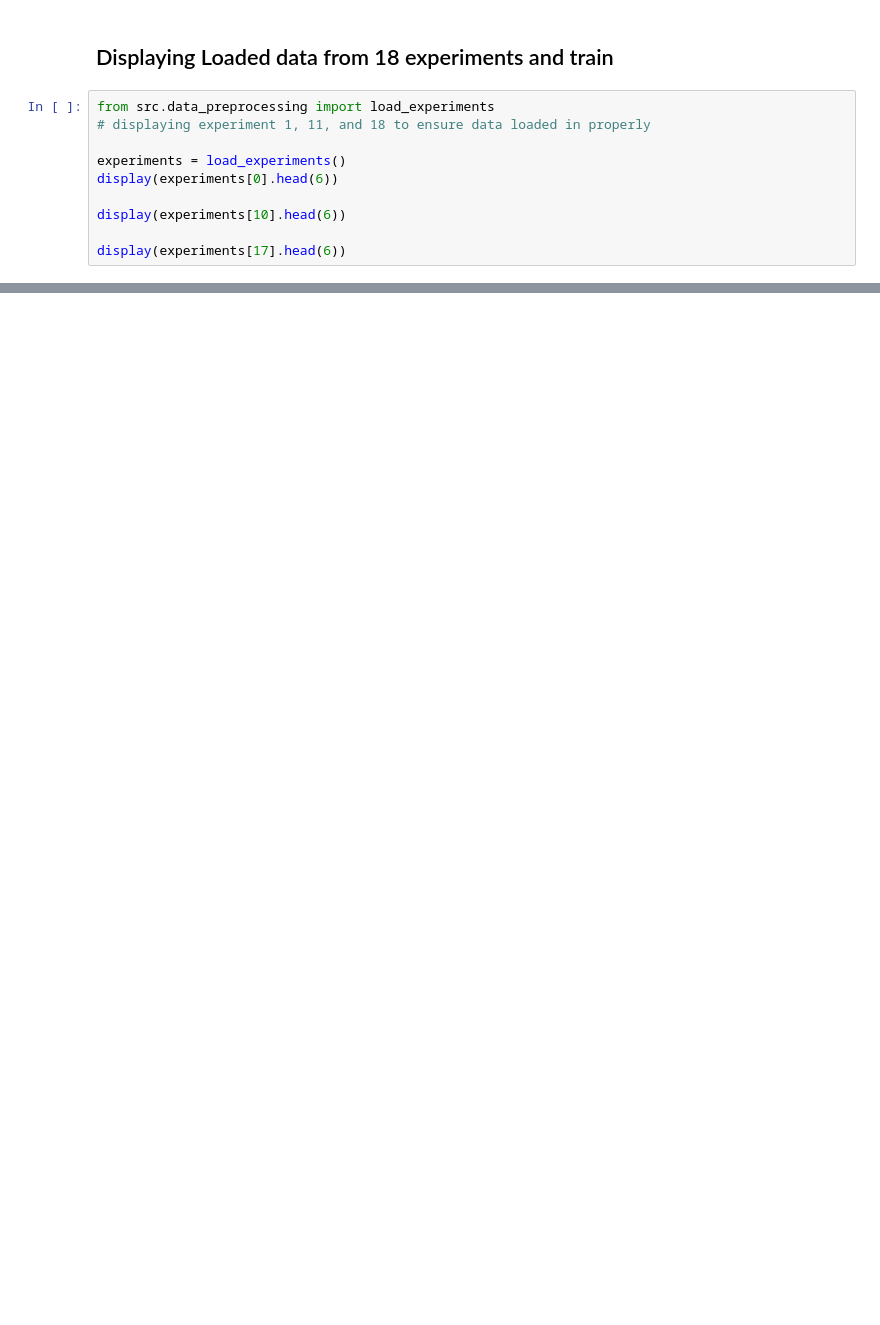
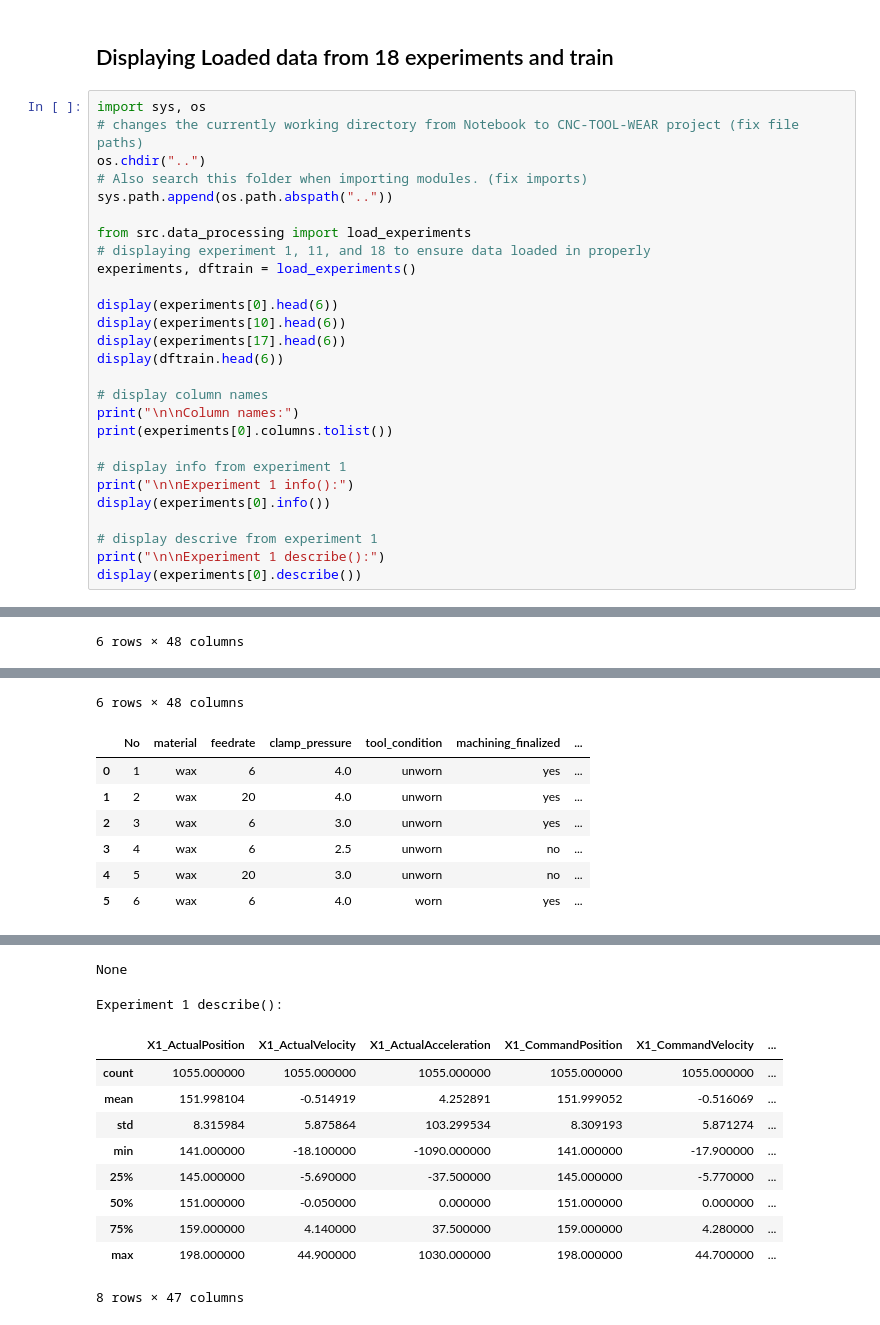
Before and after one commit to apedden5/CNC-Tool-Wear, a Jupyter notebook: Notebooks/main.ipynb, the cells around one changed output, grey strips where cells are left out. Drawn from its saved outputs; the diff is of its cells as text; blank space fills up the shorter version.

```diff
--- a/Notebooks/main.ipynb
+++ b/Notebooks/main.ipynb
@@ -1,13 +1,30 @@
 # %% [markdown]
 ## Displaying Loaded data from 18 experiments and train
 # %%
-from src.data_preprocessing import load_experiments
+import sys, os
+# changes the currently working directory from Notebook to CNC-TOOL-WEAR project (fix file paths)
+os.chdir("..")
+# Also search this folder when importing modules. (fix imports)
+sys.path.append(os.path.abspath(".."))
+
+from src.data_processing import load_experiments
 # displaying experiment 1, 11, and 18 to ensure data loaded in properly
+experiments, dftrain = load_experiments()
 
-experiments = load_experiments()
 display(experiments[0].head(6))
+display(experiments[10].head(6))
+display(experiments[17].head(6))
+display(dftrain.head(6))
 
-display(experiments[10].head(6))
+# display column names
+print("\n\nColumn names:")
+print(experiments[0].columns.tolist())
 
-display(experiments[17].head(6))
+# display info from experiment 1
+print("\n\nExperiment 1 info():")
+display(experiments[0].info())
+
+# display descrive from experiment 1
+print("\n\nExperiment 1 describe():")
+display(experiments[0].describe())
 # %% [output]
@@ -14,0 +46 @@ ModuleNotFoundError: No module named 'src'
+6 rows × 48 columns
@@ -14,0 +54,8 @@ ModuleNotFoundError: No module named 'src'
+6 rows × 48 columns
+|  | No | material | feedrate | clamp_pressure | tool_condition | machining_finalized | ... |
+| 0 | 1 | wax | 6 | 4.0 | unworn | yes | ... |
+| 1 | 2 | wax | 20 | 4.0 | unworn | yes | ... |
+| 2 | 3 | wax | 6 | 3.0 | unworn | yes | ... |
+| 3 | 4 | wax | 6 | 2.5 | unworn | no | ... |
+| 4 | 5 | wax | 20 | 3.0 | unworn | no | ... |
+| 5 | 6 | wax | 6 | 4.0 | worn | yes | ... |
@@ -14,0 +79,12 @@ ModuleNotFoundError: No module named 'src'
+None
+Experiment 1 describe():
+|  | X1_ActualPosition | X1_ActualVelocity | X1_ActualAcceleration | X1_CommandPosition | X1_CommandVelocity | ... |
+| count | 1055.000000 | 1055.000000 | 1055.000000 | 1055.000000 | 1055.000000 | ... |
+| mean | 151.998104 | -0.514919 | 4.252891 | 151.999052 | -0.516069 | ... |
+| std | 8.315984 | 5.875864 | 103.299534 | 8.309193 | 5.871274 | ... |
+| min | 141.000000 | -18.100000 | -1090.000000 | 141.000000 | -17.900000 | ... |
+| 25% | 145.000000 | -5.690000 | -37.500000 | 145.000000 | -5.770000 | ... |
+| 50% | 151.000000 | -0.050000 | 0.000000 | 151.000000 | 0.000000 | ... |
+| 75% | 159.000000 | 4.140000 | 37.500000 | 159.000000 | 4.280000 | ... |
+| max | 198.000000 | 44.900000 | 1030.000000 | 198.000000 | 44.700000 | ... |
+8 rows × 47 columns
```
Also changed, not shown: parts of 2 cells of this notebook.
